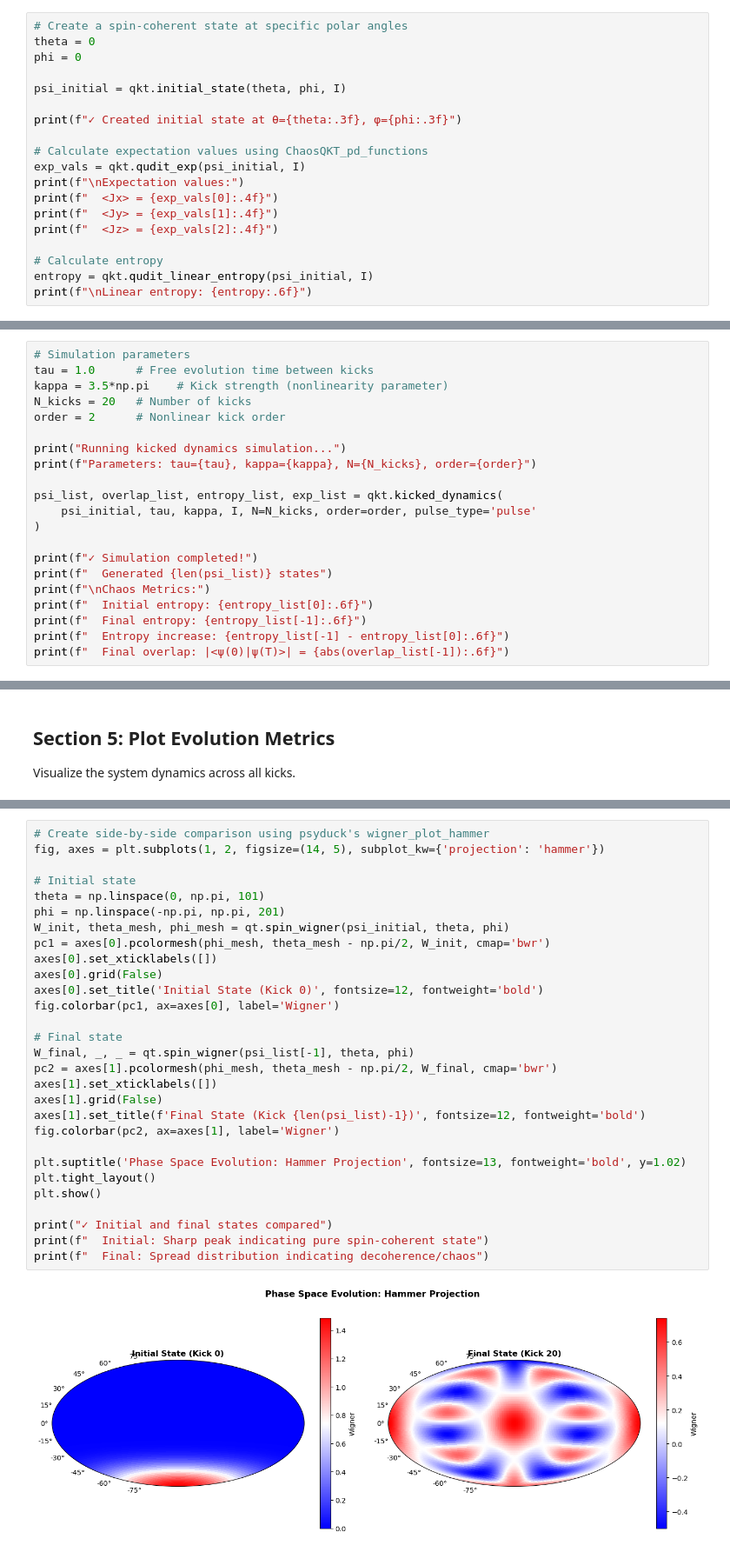
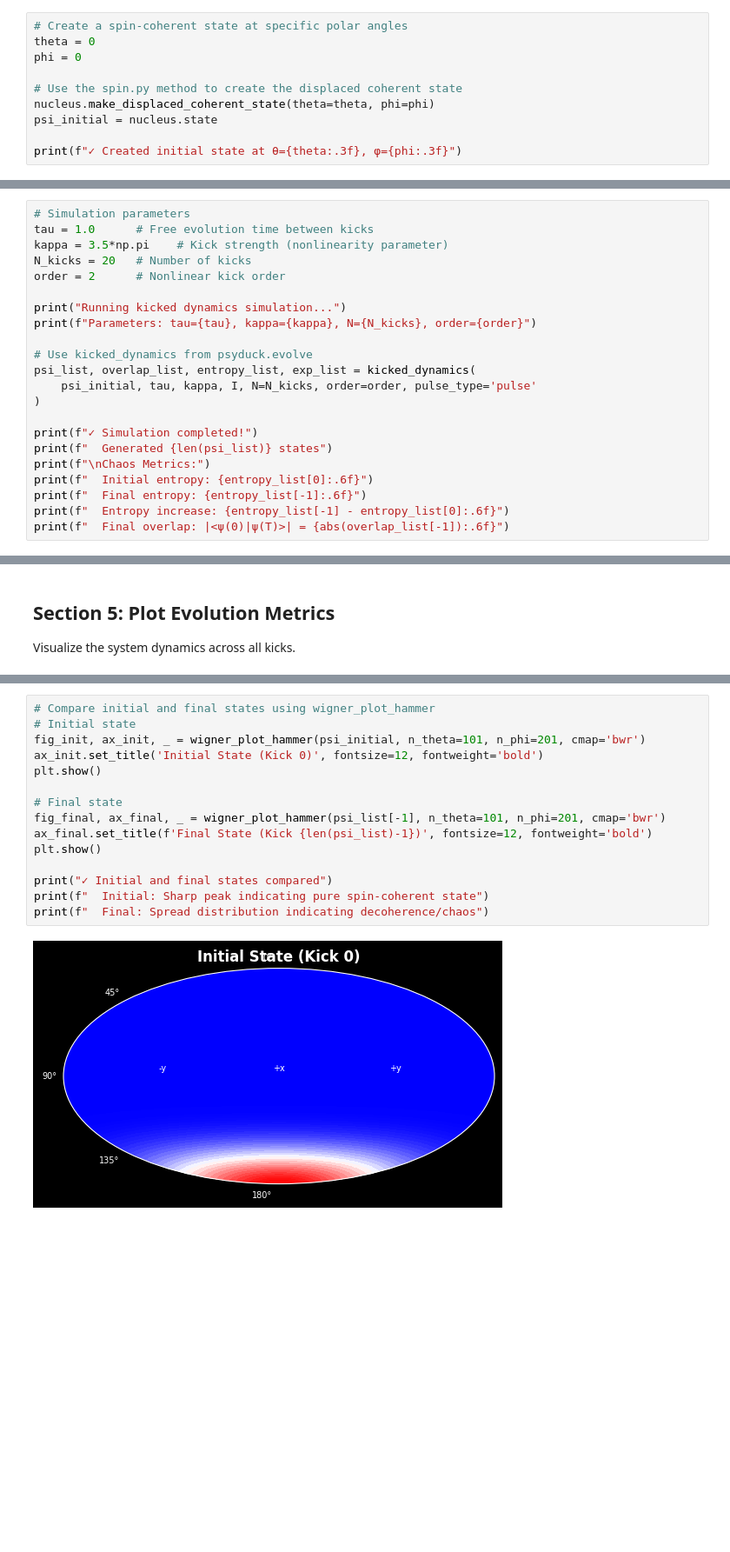
Before and after one commit to arjenvaartjes/Psyduck, a Jupyter notebook: examples/chaosqkt/ChaosQKT_psyduck.ipynb, the cells around one changed output, grey strips where cells are left out. Shown at 87% size. Cells and saved outputs as stored; diff of their text form; blank space fills up the shorter version.

```diff
--- a/examples/chaosqkt/ChaosQKT_psyduck.ipynb
+++ b/examples/chaosqkt/ChaosQKT_psyduck.ipynb
@@ -64,19 +72,10 @@ print(f"✓ Spin operators created (shape: {Ix.shape})")
 theta = 0
 phi = 0
 
-psi_initial = qkt.initial_state(theta, phi, I)
+# Use the spin.py method to create the displaced coherent state
+nucleus.make_displaced_coherent_state(theta=theta, phi=phi)
+psi_initial = nucleus.state
 
 print(f"✓ Created initial state at θ={theta:.3f}, φ={phi:.3f}")
-
-# Calculate expectation values using ChaosQKT_pd_functions
-exp_vals = qkt.qudit_exp(psi_initial, I)
-print(f"\nExpectation values:")
-print(f"  <Jx> = {exp_vals[0]:.4f}")
-print(f"  <Jy> = {exp_vals[1]:.4f}")
-print(f"  <Jz> = {exp_vals[2]:.4f}")
-
-# Calculate entropy
-entropy = qkt.qudit_linear_entropy(psi_initial, I)
-print(f"\nLinear entropy: {entropy:.6f}")
 # %% [output]
 ✓ Created initial state at θ=0.000, φ=0.000
@@ -131,7 +141,8 @@ order = 2      # Nonlinear kick order
 print("Running kicked dynamics simulation...")
 print(f"Parameters: tau={tau}, kappa={kappa}, N={N_kicks}, order={order}")
 
-psi_list, overlap_list, entropy_list, exp_list = qkt.kicked_dynamics(
+# Use kicked_dynamics from psyduck.evolve
+psi_list, overlap_list, entropy_list, exp_list = kicked_dynamics(
     psi_initial, tau, kappa, I, N=N_kicks, order=order, pulse_type='pulse'
 )
 
@@ -259,32 +275,18 @@ plt.show()
 Visualize the phase space using Hammer projection from psyduck.plotting.
 # %%
-# Create side-by-side comparison using psyduck's wigner_plot_hammer
-fig, axes = plt.subplots(1, 2, figsize=(14, 5), subplot_kw={'projection': 'hammer'})
-
+# Compare initial and final states using wigner_plot_hammer
 # Initial state
-theta = np.linspace(0, np.pi, 101)
-phi = np.linspace(-np.pi, np.pi, 201)
-W_init, theta_mesh, phi_mesh = qt.spin_wigner(psi_initial, theta, phi)
-pc1 = axes[0].pcolormesh(phi_mesh, theta_mesh - np.pi/2, W_init, cmap='bwr')
-axes[0].set_xticklabels([])
-axes[0].grid(False)
-axes[0].set_title('Initial State (Kick 0)', fontsize=12, fontweight='bold')
-fig.colorbar(pc1, ax=axes[0], label='Wigner')
+fig_init, ax_init, _ = wigner_plot_hammer(psi_initial, n_theta=101, n_phi=201, cmap='bwr')
+ax_init.set_title('Initial State (Kick 0)', fontsize=12, fontweight='bold')
+plt.show()
 
 # Final state
-W_final, _, _ = qt.spin_wigner(psi_list[-1], theta, phi)
-pc2 = axes[1].pcolormesh(phi_mesh, theta_mesh - np.pi/2, W_final, cmap='bwr')
-axes[1].set_xticklabels([])
-axes[1].grid(False)
-axes[1].set_title(f'Final State (Kick {len(psi_list)-1})', fontsize=12, fontweight='bold')
-fig.colorbar(pc2, ax=axes[1], label='Wigner')
-
-plt.suptitle('Phase Space Evolution: Hammer Projection', fontsize=13, fontweight='bold', y=1.02)
-plt.tight_layout()
+fig_final, ax_final, _ = wigner_plot_hammer(psi_list[-1], n_theta=101, n_phi=201, cmap='bwr')
+ax_final.set_title(f'Final State (Kick {len(psi_list)-1})', fontsize=12, fontweight='bold')
 plt.show()
 
 print("✓ Initial and final states compared")
 print(f"  Initial: Sharp peak indicating pure spin-coherent state")
 print(f"  Final: Spread distribution indicating decoherence/chaos")
 # %% [output]
-[figure, old version]
+[figure, new version]
```
Also changed, not shown: parts of 25 cells of this notebook, 41 other files.
